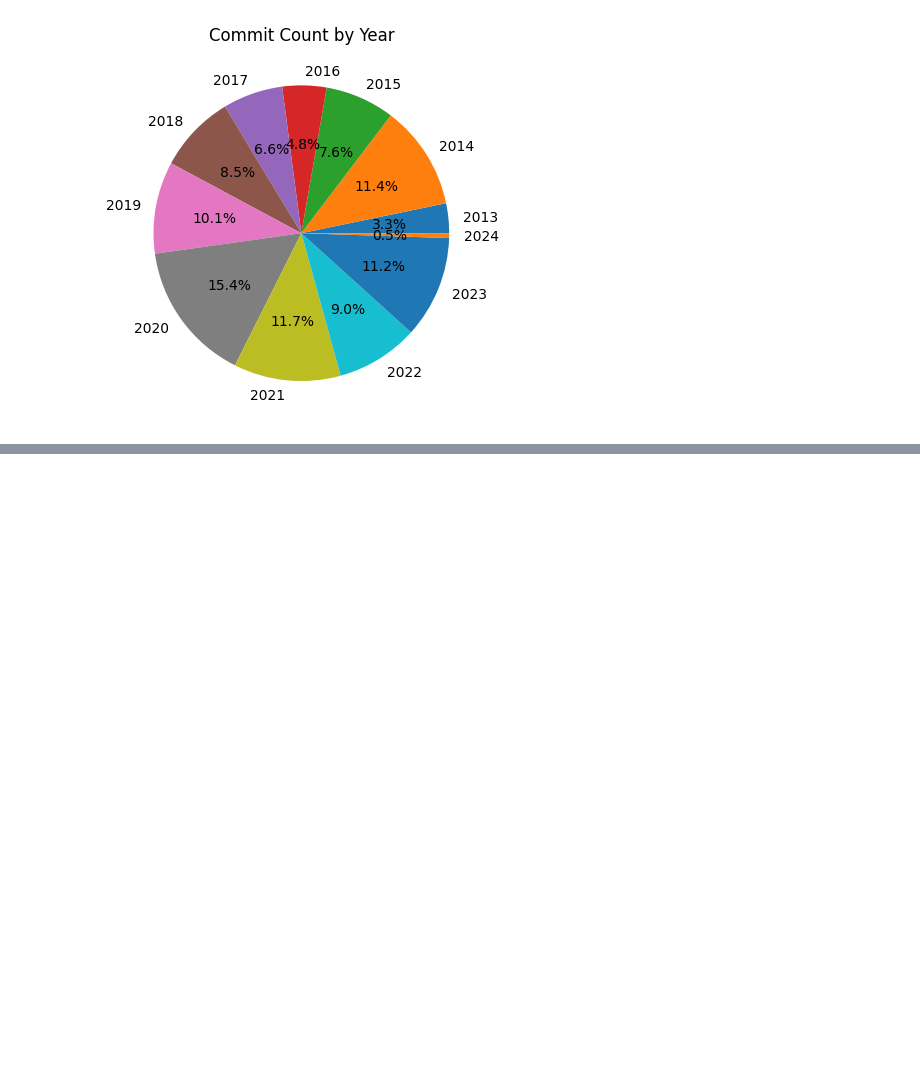
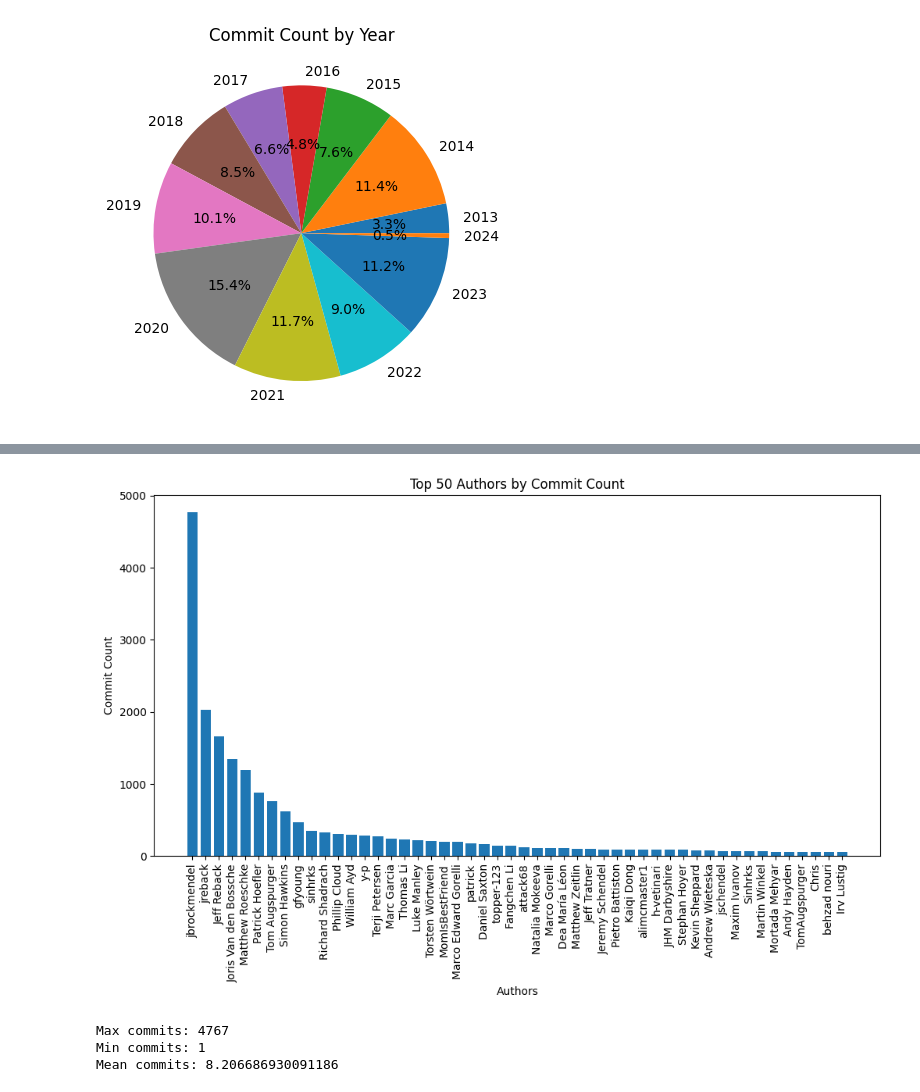
Before and after one commit to wxy2024/2023project, a Jupyter notebook: demo1.ipynb, the cells around one changed output, grey strips where cells are left out. Drawn from its saved outputs; the diff is of its cells as text; code cells hidden in the pictures; blank space fills up the shorter version.

```diff
--- a/demo1.ipynb
+++ b/demo1.ipynb
@@ -114,3 +155,8 @@ plt.title('Commit Count by Year')
 plt.show()
 # %% [output]
 [figure]
+# %%
+#设置一列为commit_count
+df_author = df.drop(['sha','year','comment_count','committer','message','year_count','date'], axis=1)
+df_grouped3 = df_author.groupby('author').agg({'commit_count': 'sum'}).reset_index()
+df_grouped3
@@ -116,0 +177,30 @@ plt.show()
+# %%
+# 按提交次数降序排序，并选择前50名作者
+# 作者的活跃程度
+top50_authors = df_grouped3.sort_values(by='commit_count', ascending=False).head(50)
+
+# 绘制直方图
+plt.figure(figsize=(12, 6))
+plt.bar(top50_authors['author'], top50_authors['commit_count'])
+plt.xticks(rotation=90)
+plt.xlabel('Authors')
+plt.ylabel('Commit Count')
+plt.title('Top 50 Authors by Commit Count')
+plt.show()
+# %% [output]
+[figure, added]
+# %%
+
+# 计算提交次数的最大值、最小值和平均值
+max_commits = df_grouped3['commit_count'].max()
+min_commits = df_grouped3['commit_count'].min()
+mean_commits = df_grouped3['commit_count'].mean()
+
+# 输出结果
+print('Max commits:', max_commits)
+print('Min commits:', min_commits)
+print('Mean commits:', mean_commits)
+# %% [output]
+Max commits: 4767
+Min commits: 1
+Mean commits: 8.206686930091186
```
Also changed, not shown: parts of 4 cells of this notebook.
